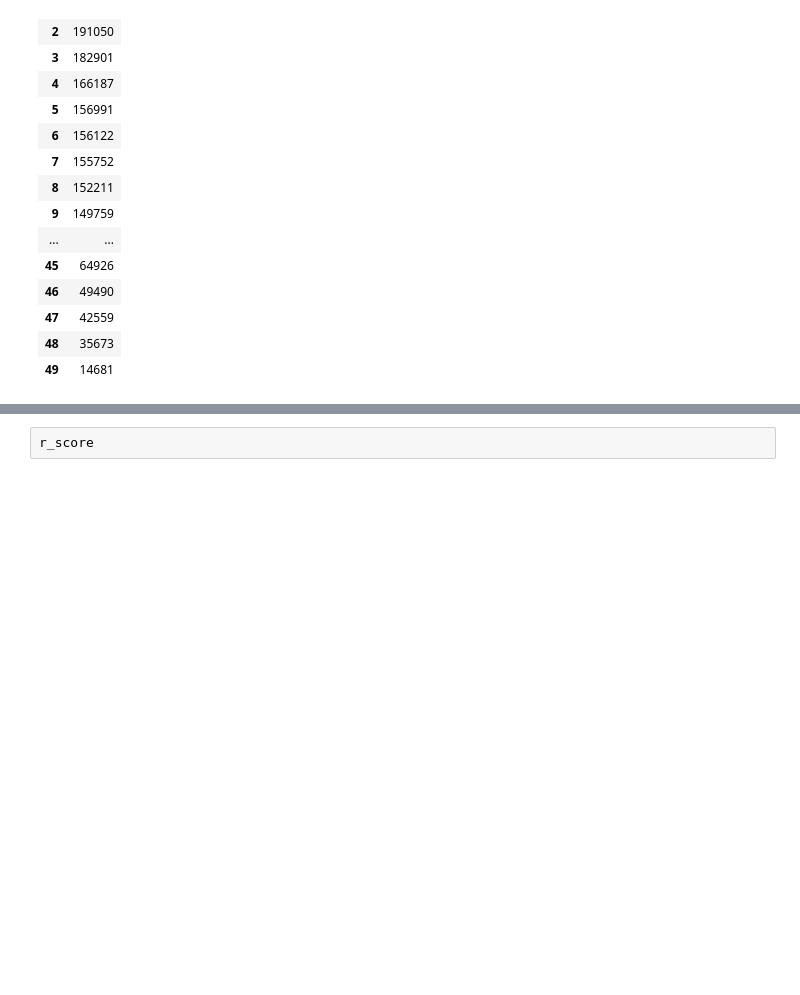
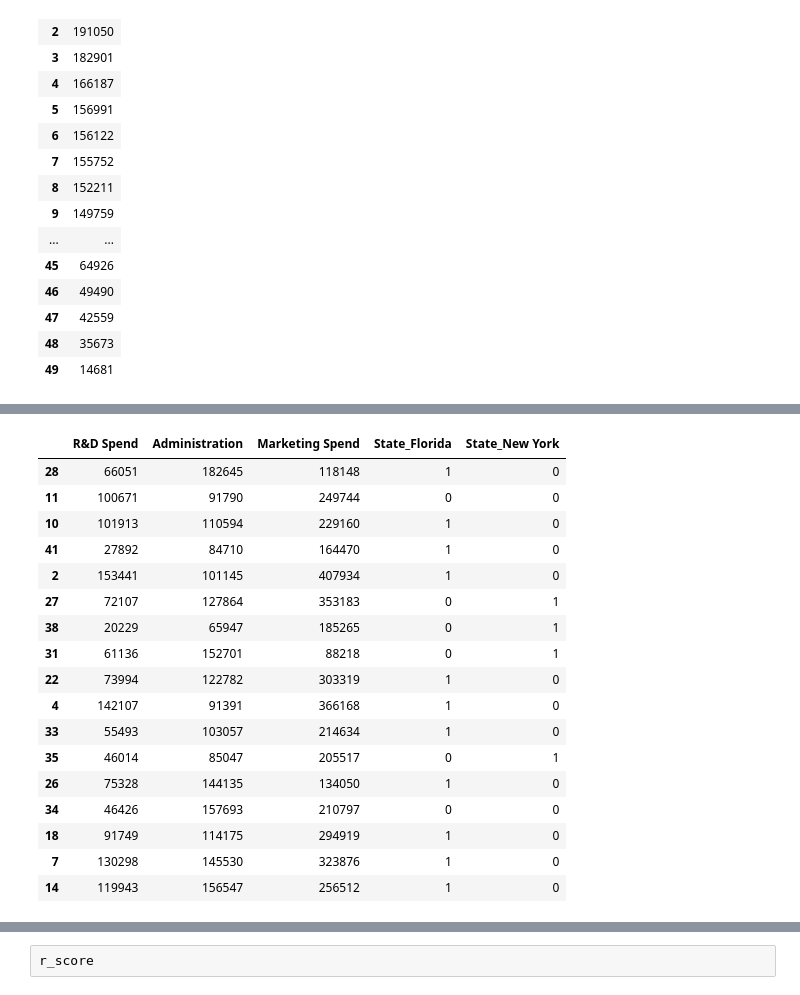
Before and after one commit to HopeAIDhana/machine-learning, a Jupyter notebook: Decision Tree Regression.ipynb, the cells around one changed output, grey strips where cells are left out. Drawn from its saved outputs; the diff is of its cells as text; code cells hidden in the pictures; blank space fills up the shorter version.

```diff
--- a/Decision Tree Regression.ipynb
+++ b/Decision Tree Regression.ipynb
@@ -80,4 +80,4 @@ dependent
 | 49 | 14681 |
 # %%
 from sklearn.model_selection import train_test_split
-X_train,X_test,y_train,y_test=train_test_split(independent,dependent, test_size=0.30, random_state=0)
+X_train,X_test,y_train,y_test=train_test_split(independent,dependent, test_size=1/3, random_state=0)
@@ -83,0 +164,21 @@ X_train,X_test,y_train,y_test=train_test_split(independent,dependent, test_size=
+# %%
+X_test
+# %% [output]
+|  | R&D Spend | Administration | Marketing Spend | State_Florida | State_New York |
+| 28 | 66051 | 182645 | 118148 | 1 | 0 |
+| 11 | 100671 | 91790 | 249744 | 0 | 0 |
+| 10 | 101913 | 110594 | 229160 | 1 | 0 |
+| 41 | 27892 | 84710 | 164470 | 1 | 0 |
+| 2 | 153441 | 101145 | 407934 | 1 | 0 |
+| 27 | 72107 | 127864 | 353183 | 0 | 1 |
+| 38 | 20229 | 65947 | 185265 | 0 | 1 |
+| 31 | 61136 | 152701 | 88218 | 0 | 1 |
+| 22 | 73994 | 122782 | 303319 | 1 | 0 |
+| 4 | 142107 | 91391 | 366168 | 1 | 0 |
+| 33 | 55493 | 103057 | 214634 | 1 | 0 |
+| 35 | 46014 | 85047 | 205517 | 0 | 1 |
+| 26 | 75328 | 144135 | 134050 | 1 | 0 |
+| 34 | 46426 | 157693 | 210797 | 0 | 0 |
+| 18 | 91749 | 114175 | 294919 | 1 | 0 |
+| 7 | 130298 | 145530 | 323876 | 1 | 0 |
+| 14 | 119943 | 156547 | 256512 | 1 | 0 |
```
Also changed, not shown: parts of 12 cells of this notebook.
